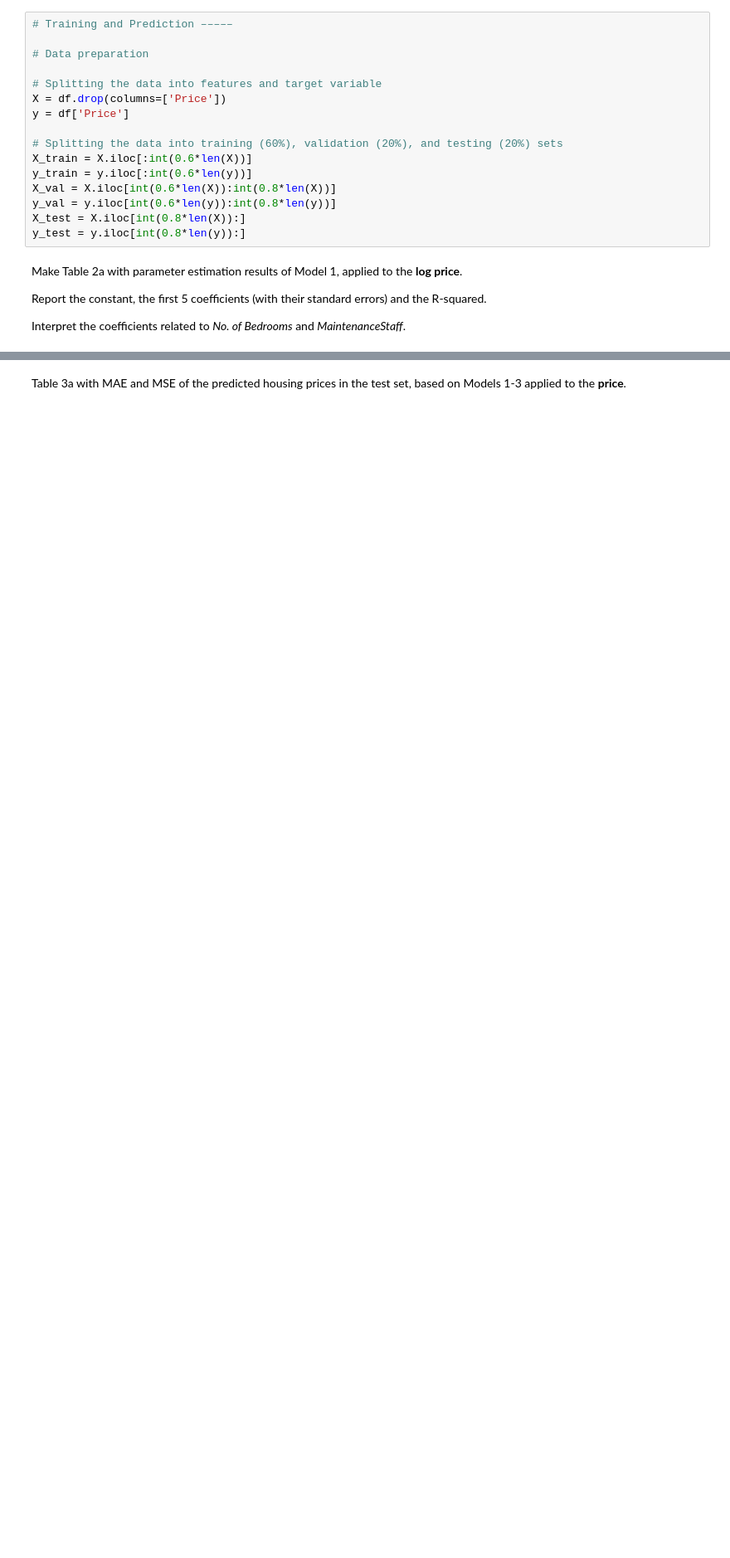
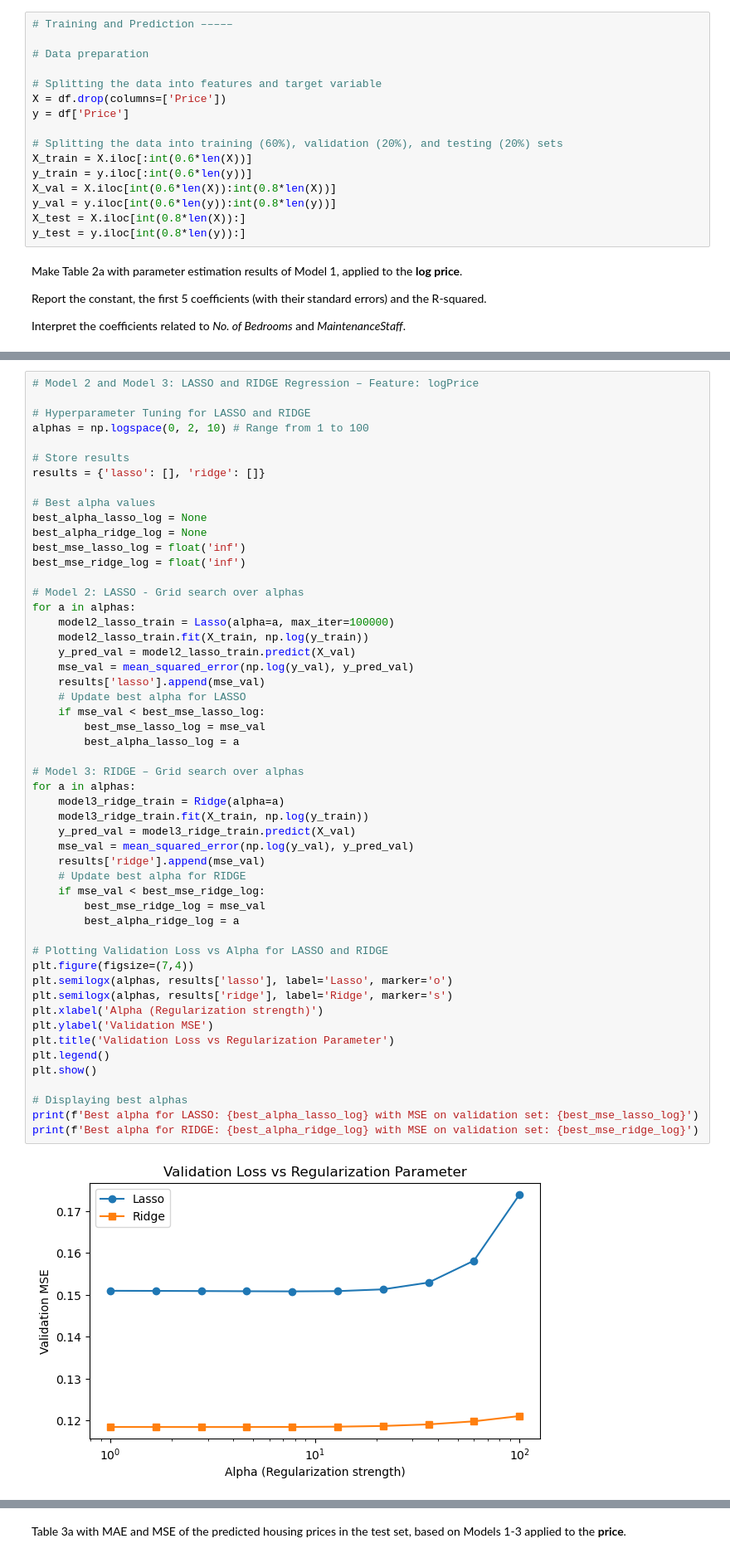
Before and after one commit to Milanpeter-77/Coursework-Predicting-Housing-Prices, a Jupyter notebook: MLF_ASS_I_2902483_2868506.ipynb, the cells around one changed output, grey strips where cells are left out. Shown at 83% size. Saved outputs shown, nothing was run; the diff lists cells and outputs as text; blank space fills up the shorter version.

```diff
--- a/MLF_ASS_I_2902483_2868506.ipynb
+++ b/MLF_ASS_I_2902483_2868506.ipynb
@@ -249,0 +313,54 @@ An explanation, accompanied by tables or figures about the hyperparameters you w
+# %%
+# Model 2 and Model 3: LASSO and RIDGE Regression – Feature: logPrice
+
+# Hyperparameter Tuning for LASSO and RIDGE
+alphas = np.logspace(0, 2, 10) # Range from 1 to 100
+
+# Store results
+results = {'lasso': [], 'ridge': []}
+
+# Best alpha values
+best_alpha_lasso_log = None
+best_alpha_ridge_log = None
+best_mse_lasso_log = float('inf')
+best_mse_ridge_log = float('inf')
+
+# Model 2: LASSO - Grid search over alphas
+for a in alphas:
+    model2_lasso_train = Lasso(alpha=a, max_iter=100000)
+    model2_lasso_train.fit(X_train, np.log(y_train))
+    y_pred_val = model2_lasso_train.predict(X_val)
+    mse_val = mean_squared_error(np.log(y_val), y_pred_val)
+    results['lasso'].append(mse_val)
+    # Update best alpha for LASSO
+    if mse_val < best_mse_lasso_log:
+        best_mse_lasso_log = mse_val
+        best_alpha_lasso_log = a
+
+# Model 3: RIDGE – Grid search over alphas
+for a in alphas:
+    model3_ridge_train = Ridge(alpha=a)
+    model3_ridge_train.fit(X_train, np.log(y_train))
+    y_pred_val = model3_ridge_train.predict(X_val)
+    mse_val = mean_squared_error(np.log(y_val), y_pred_val)
+    results['ridge'].append(mse_val)
+    # Update best alpha for RIDGE
+    if mse_val < best_mse_ridge_log:
+        best_mse_ridge_log = mse_val
+        best_alpha_ridge_log = a
+
+# Plotting Validation Loss vs Alpha for LASSO and RIDGE
+plt.figure(figsize=(7,4))
+plt.semilogx(alphas, results['lasso'], label='Lasso', marker='o')
+plt.semilogx(alphas, results['ridge'], label='Ridge', marker='s')
+plt.xlabel('Alpha (Regularization strength)')
+plt.ylabel('Validation MSE')
+plt.title('Validation Loss vs Regularization Parameter')
+plt.legend()
+plt.show()
+
+# Displaying best alphas
+print(f'Best alpha for LASSO: {best_alpha_lasso_log} with MSE on validation set: {best_mse_lasso_log}')
+print(f'Best alpha for RIDGE: {best_alpha_ridge_log} with MSE on validation set: {best_mse_ridge_log}')
+# %% [output]
+[figure, added]
```
Also changed, not shown: parts of 9 cells of this notebook.
